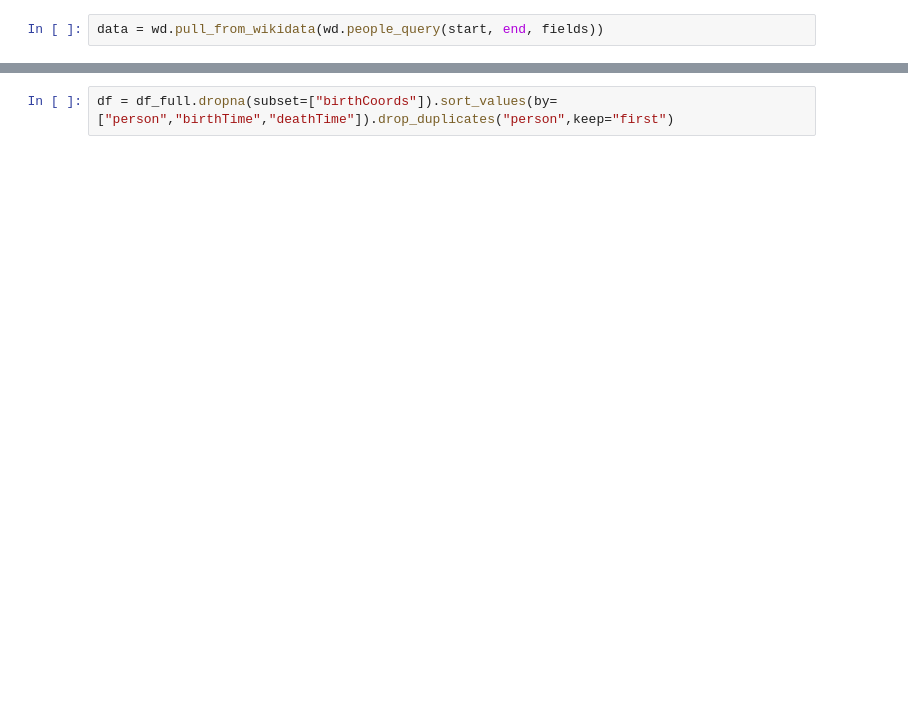
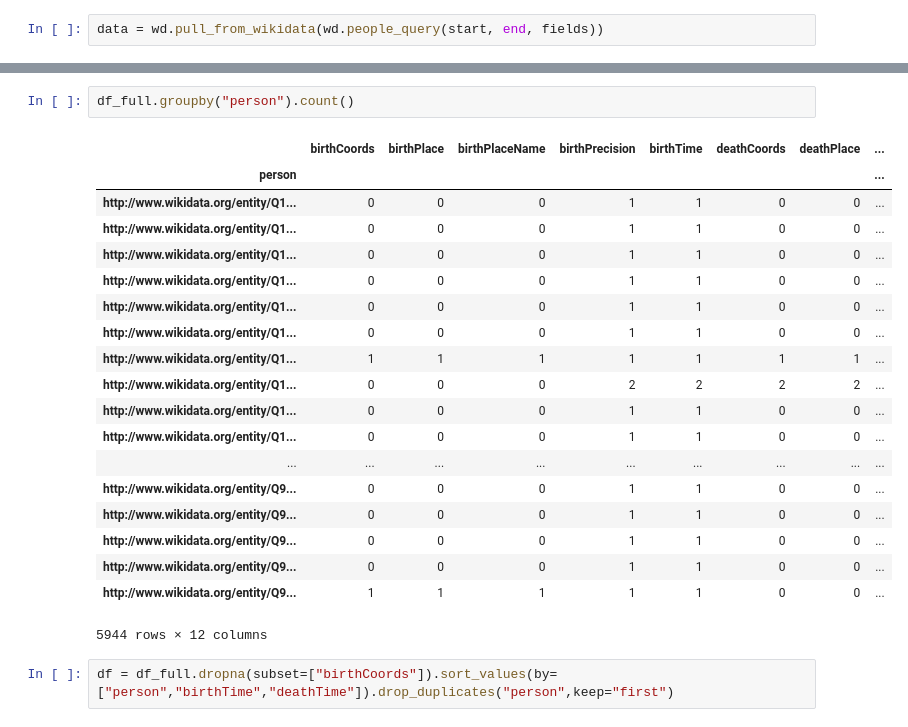
Before and after one commit to jaety/jaesite, a Jupyter notebook: histowiki/etl/test_wikidata.ipynb, the cells around one changed output, grey strips where cells are left out. Saved outputs shown, nothing was run; the diff lists cells and outputs as text; blank space fills up the shorter version.

```diff
--- a/histowiki/etl/test_wikidata.ipynb
+++ b/histowiki/etl/test_wikidata.ipynb
@@ -42,2 +100,24 @@ df_full.shape
+# %%
+df_full.groupby("person").count()
+# %% [output]
+|  | birthCoords | birthPlace | birthPlaceName | birthPrecision | birthTime | deathCoords | deathPlace | ... |
+| person |  |  |  |  |  |  |  | ... |
+| http://www.wikidata.org/entity/Q1... | 0 | 0 | 0 | 1 | 1 | 0 | 0 | ... |
+| http://www.wikidata.org/entity/Q1... | 0 | 0 | 0 | 1 | 1 | 0 | 0 | ... |
+| http://www.wikidata.org/entity/Q1... | 0 | 0 | 0 | 1 | 1 | 0 | 0 | ... |
+| http://www.wikidata.org/entity/Q1... | 0 | 0 | 0 | 1 | 1 | 0 | 0 | ... |
+| http://www.wikidata.org/entity/Q1... | 0 | 0 | 0 | 1 | 1 | 0 | 0 | ... |
+| http://www.wikidata.org/entity/Q1... | 0 | 0 | 0 | 1 | 1 | 0 | 0 | ... |
+| http://www.wikidata.org/entity/Q1... | 1 | 1 | 1 | 1 | 1 | 1 | 1 | ... |
+| http://www.wikidata.org/entity/Q1... | 0 | 0 | 0 | 2 | 2 | 2 | 2 | ... |
+| http://www.wikidata.org/entity/Q1... | 0 | 0 | 0 | 1 | 1 | 0 | 0 | ... |
+| http://www.wikidata.org/entity/Q1... | 0 | 0 | 0 | 1 | 1 | 0 | 0 | ... |
+| ... | ... | ... | ... | ... | ... | ... | ... | ... |
+| http://www.wikidata.org/entity/Q9... | 0 | 0 | 0 | 1 | 1 | 0 | 0 | ... |
+| http://www.wikidata.org/entity/Q9... | 0 | 0 | 0 | 1 | 1 | 0 | 0 | ... |
+| http://www.wikidata.org/entity/Q9... | 0 | 0 | 0 | 1 | 1 | 0 | 0 | ... |
+| http://www.wikidata.org/entity/Q9... | 0 | 0 | 0 | 1 | 1 | 0 | 0 | ... |
+| http://www.wikidata.org/entity/Q9... | 1 | 1 | 1 | 1 | 1 | 0 | 0 | ... |
+5944 rows × 12 columns
 # %%
 df = df_full.dropna(subset=["birthCoords"]).sort_values(by=["person","birthTime","deathTime"]).drop_duplicates("person",keep="first")
```
Also changed, not shown: parts of 14 cells of this notebook, 8 other files.
